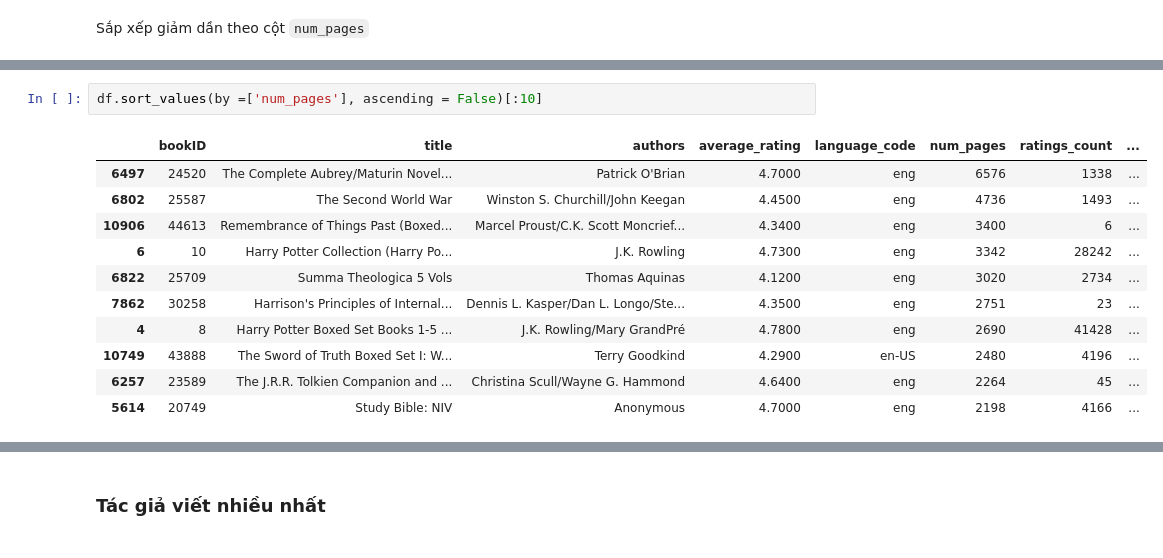
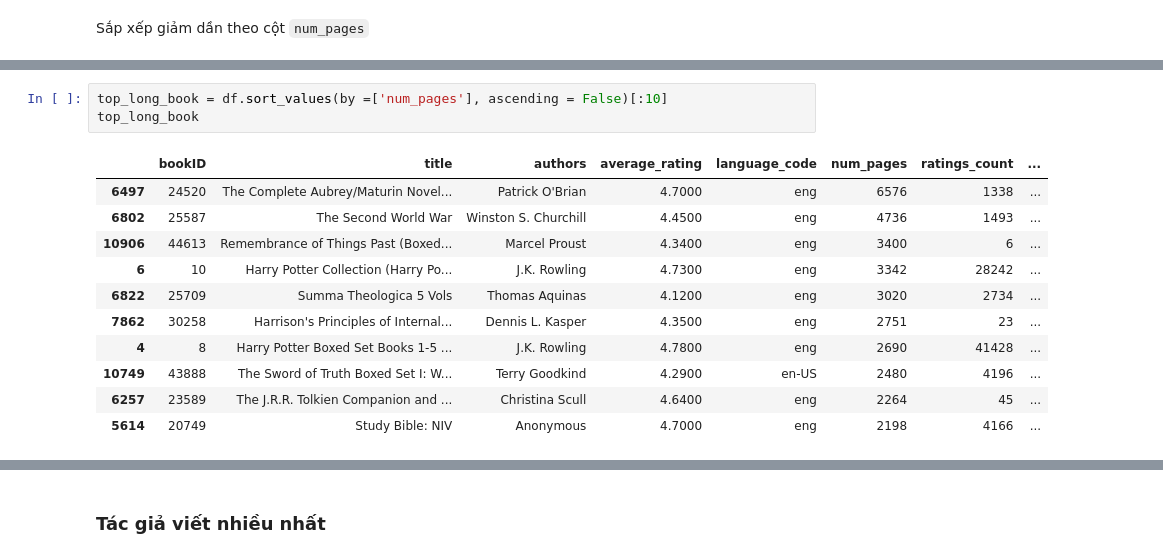
Before and after one commit to phucmanh1999/Final_Project_PFDS, a Jupyter notebook: 1712590-NguyenPhucManh.ipynb, the cells around one changed output, grey strips where cells are left out. Cells and saved outputs as stored; diff of their text form.

```diff
--- a/1712590-NguyenPhucManh.ipynb
+++ b/1712590-NguyenPhucManh.ipynb
@@ -399,14 +408,15 @@ memory usage: 869.1+ KB
 # %%
-df.sort_values(by =['num_pages'], ascending = False)[:10]
+top_long_book = df.sort_values(by =['num_pages'], ascending = False)[:10]
+top_long_book
 # %% [output]
 |  | bookID | title | authors | average_rating | language_code | num_pages | ratings_count | ... |
 | 6497 | 24520 | The Complete Aubrey/Maturin Novel... | Patrick O'Brian | 4.7000 | eng | 6576 | 1338 | ... |
-| 6802 | 25587 | The Second World War | Winston S. Churchill/John Keegan | 4.4500 | eng | 4736 | 1493 | ... |
-| 10906 | 44613 | Remembrance of Things Past (Boxed... | Marcel Proust/C.K. Scott Moncrief... | 4.3400 | eng | 3400 | 6 | ... |
+| 6802 | 25587 | The Second World War | Winston S. Churchill | 4.4500 | eng | 4736 | 1493 | ... |
+| 10906 | 44613 | Remembrance of Things Past (Boxed... | Marcel Proust | 4.3400 | eng | 3400 | 6 | ... |
 | 6 | 10 | Harry Potter Collection (Harry Po... | J.K. Rowling | 4.7300 | eng | 3342 | 28242 | ... |
 | 6822 | 25709 | Summa Theologica 5 Vols | Thomas Aquinas | 4.1200 | eng | 3020 | 2734 | ... |
-| 7862 | 30258 | Harrison's Principles of Internal... | Dennis L. Kasper/Dan L. Longo/Ste... | 4.3500 | eng | 2751 | 23 | ... |
-| 4 | 8 | Harry Potter Boxed Set Books 1-5 ... | J.K. Rowling/Mary GrandPré | 4.7800 | eng | 2690 | 41428 | ... |
+| 7862 | 30258 | Harrison's Principles of Internal... | Dennis L. Kasper | 4.3500 | eng | 2751 | 23 | ... |
+| 4 | 8 | Harry Potter Boxed Set Books 1-5 ... | J.K. Rowling | 4.7800 | eng | 2690 | 41428 | ... |
 | 10749 | 43888 | The Sword of Truth Boxed Set I: W... | Terry Goodkind | 4.2900 | en-US | 2480 | 4196 | ... |
-| 6257 | 23589 | The J.R.R. Tolkien Companion and ... | Christina Scull/Wayne G. Hammond | 4.6400 | eng | 2264 | 45 | ... |
+| 6257 | 23589 | The J.R.R. Tolkien Companion and ... | Christina Scull | 4.6400 | eng | 2264 | 45 | ... |
 | 5614 | 20749 | Study Bible: NIV | Anonymous | 4.7000 | eng | 2198 | 4166 | ... |
```
Also changed, not shown: parts of 24 cells of this notebook.
